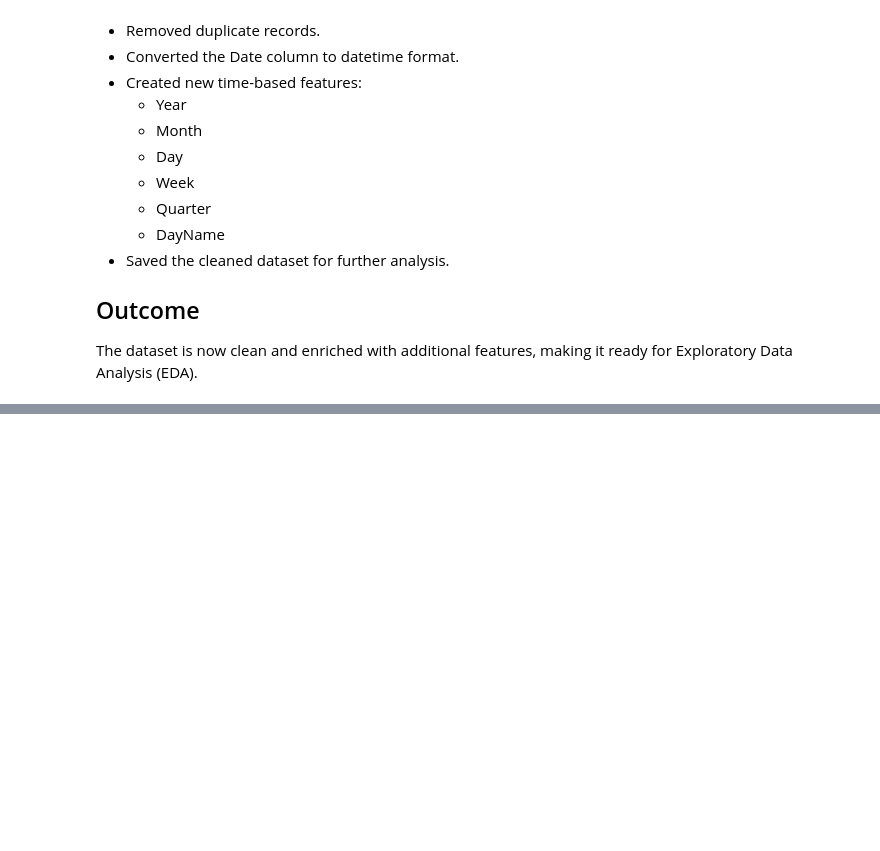
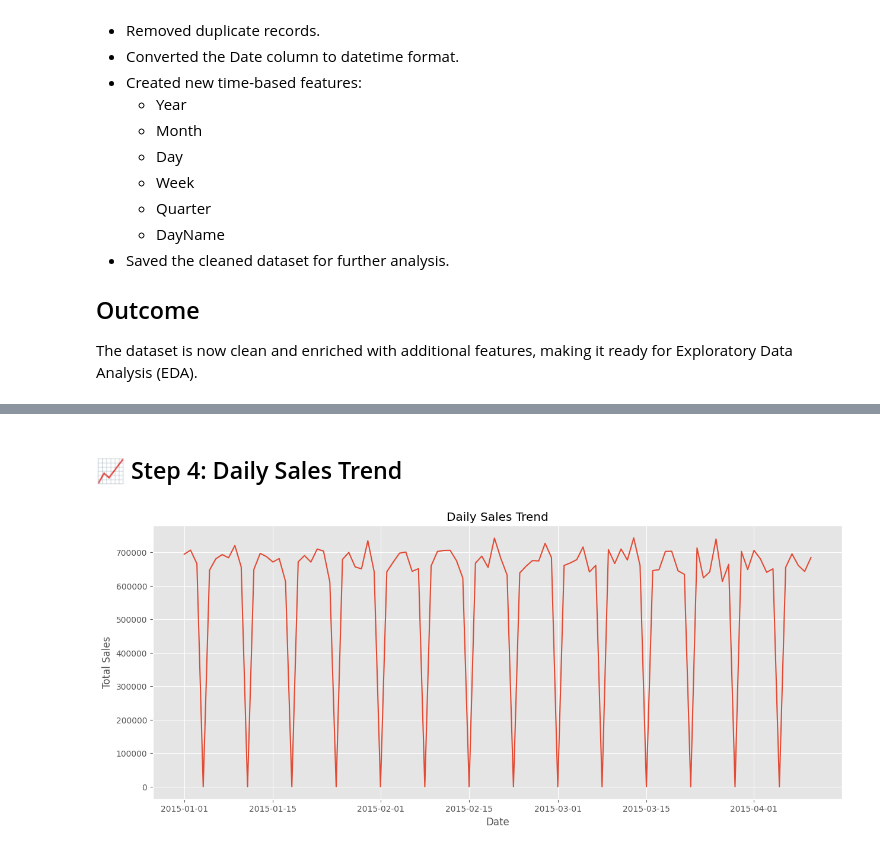
Before and after one commit to ruhile/Sales-Forecasting-Dashboard, a Jupyter notebook: notebooks/Sales_Forecasting.ipynb, the cells around one changed output, grey strips where cells are left out. Drawn from its saved outputs; the diff is of its cells as text; code cells hidden in the pictures; blank space fills up the shorter version.

Commit message:
Day 3: Add Exploratory Data Analysis (EDA) charts and insights

```diff
--- a/notebooks/Sales_Forecasting.ipynb
+++ b/notebooks/Sales_Forecasting.ipynb
@@ -487,0 +492,7 @@ The dataset is now clean and enriched with additional features, making it ready
+# %%
+import pandas as pd
+import matplotlib.pyplot as plt
+import seaborn as sns
+
+plt.style.use("ggplot")
+pd.set_option("display.max_columns", None)
@@ -487,0 +501,5 @@ The dataset is now clean and enriched with additional features, making it ready
+# %%
+df = pd.read_csv("../data/processed_sales.csv")
+df["Date"] = pd.to_datetime(df["Date"])
+
+display(df.head())
@@ -487,0 +548,13 @@ The dataset is now clean and enriched with additional features, making it ready
+# %% [markdown]
+## 📈 Step 4: Daily Sales Trend
+# %%
+daily_sales = df.groupby("Date")["Sales"].sum()
+
+plt.figure(figsize=(15, 6))
+plt.plot(daily_sales)
+plt.title("Daily Sales Trend")
+plt.xlabel("Date")
+plt.ylabel("Total Sales")
+plt.show()
+# %% [output]
+[figure, added]
```
Also changed, not shown: parts of 26 cells of this notebook.
